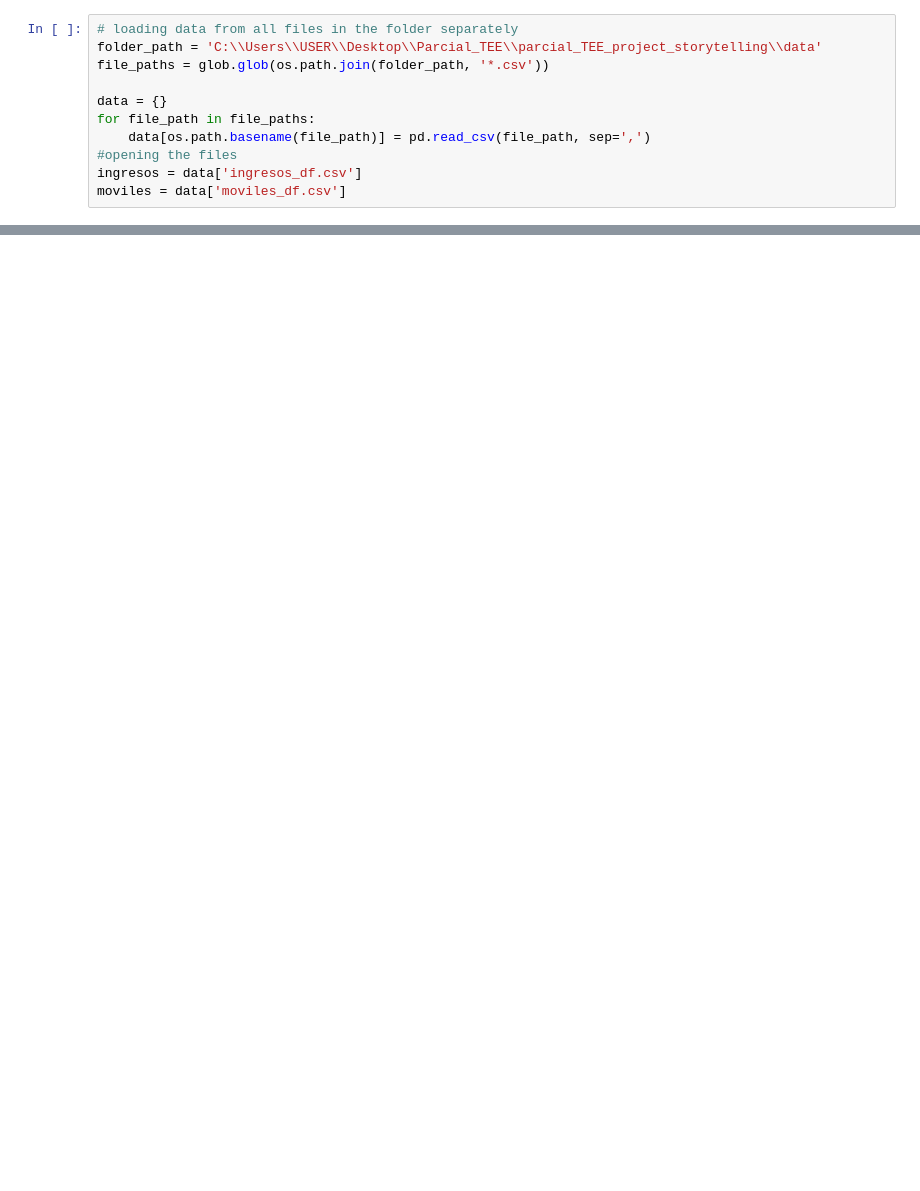
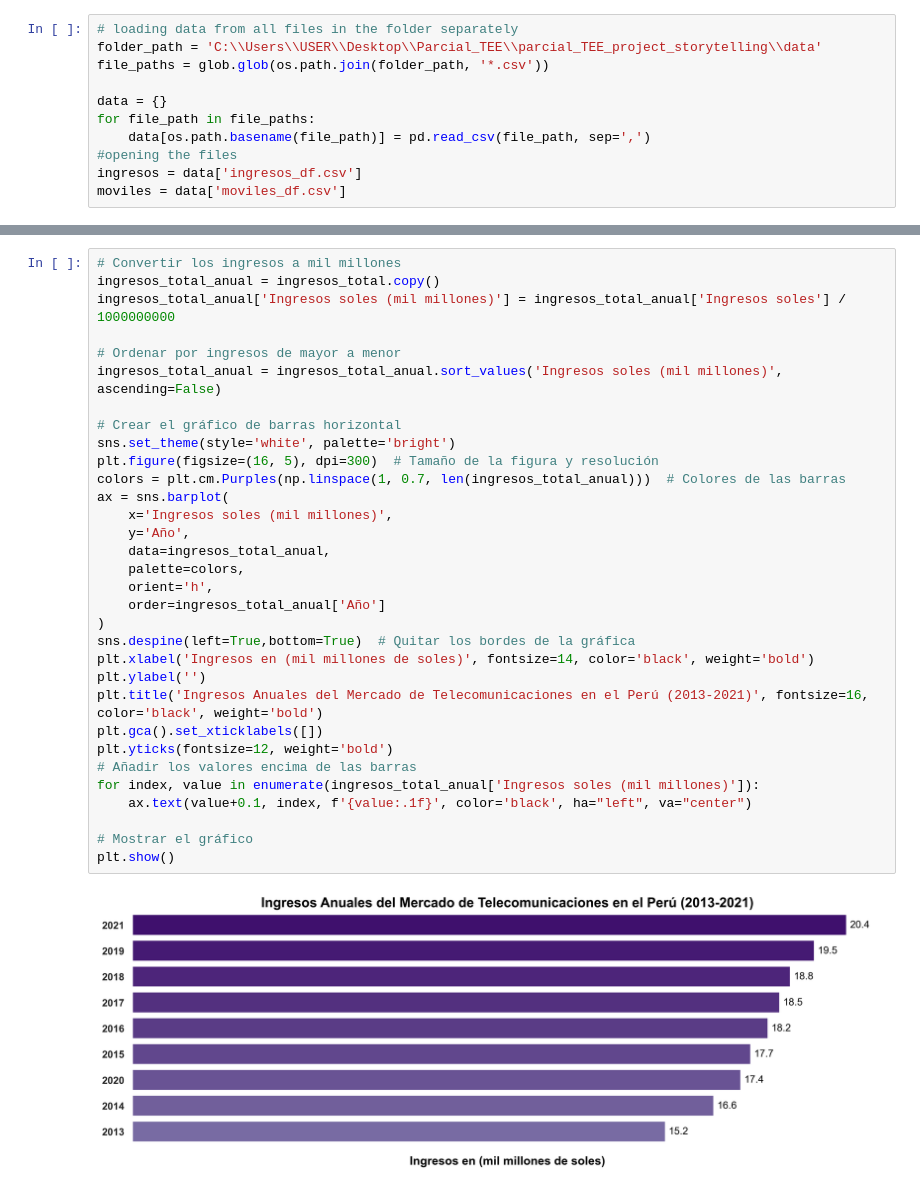
Before and after one commit to Luivelo/parcial_TEE_project_storytelling, a Jupyter notebook: storytelling_notebook_parcial.ipynb, the cells around one changed output, grey strips where cells are left out. Cells and saved outputs as stored; diff of their text form; blank space fills up the shorter version.

```diff
--- a/storytelling_notebook_parcial.ipynb
+++ b/storytelling_notebook_parcial.ipynb
@@ -52,5 +59,39 @@ ingresos_total_anual
 | 6 | 2019 | 19509399106 | 3.639473 |
 | 7 | 2020 | 17405010796 | -10.786536 |
 | 8 | 2021 | 20430665240 | 17.383813 |
+# %%
+# Convertir los ingresos a mil millones
+ingresos_total_anual = ingresos_total.copy()
+ingresos_total_anual['Ingresos soles (mil millones)'] = ingresos_total_anual['Ingresos soles'] / 1000000000
+
+# Ordenar por ingresos de mayor a menor
+ingresos_total_anual = ingresos_total_anual.sort_values('Ingresos soles (mil millones)', ascending=False)
+
+# Crear el gráfico de barras horizontal
+sns.set_theme(style='white', palette='bright')
+plt.figure(figsize=(16, 5), dpi=300)  # Tamaño de la figura y resolución
+colors = plt.cm.Purples(np.linspace(1, 0.7, len(ingresos_total_anual)))  # Colores de las barras
+ax = sns.barplot(
+    x='Ingresos soles (mil millones)',
+    y='Año',
+    data=ingresos_total_anual,
+    palette=colors,
+    orient='h',
+    order=ingresos_total_anual['Año']
+)
+sns.despine(left=True,bottom=True)  # Quitar los bordes de la gráfica
+plt.xlabel('Ingresos en (mil millones de soles)', fontsize=14, color='black', weight='bold')
+plt.ylabel('')
+plt.title('Ingresos Anuales del Mercado de Telecomunicaciones en el Perú (2013-2021)', fontsize=16, color='black', weight='bold')
+plt.gca().set_xticklabels([])
+plt.yticks(fontsize=12, weight='bold')
+# Añadir los valores encima de las barras
+for index, value in enumerate(ingresos_total_anual['Ingresos soles (mil millones)']):
+    ax.text(value+0.1, index, f'{value:.1f}', color='black', ha="left", va="center")
+
+# Mostrar el gráfico
+plt.show()
+# %% [output]
+[figure, added]
 # %%
 # Graficando la evolución
```
Also changed, not shown: parts of 15 cells of this notebook.
